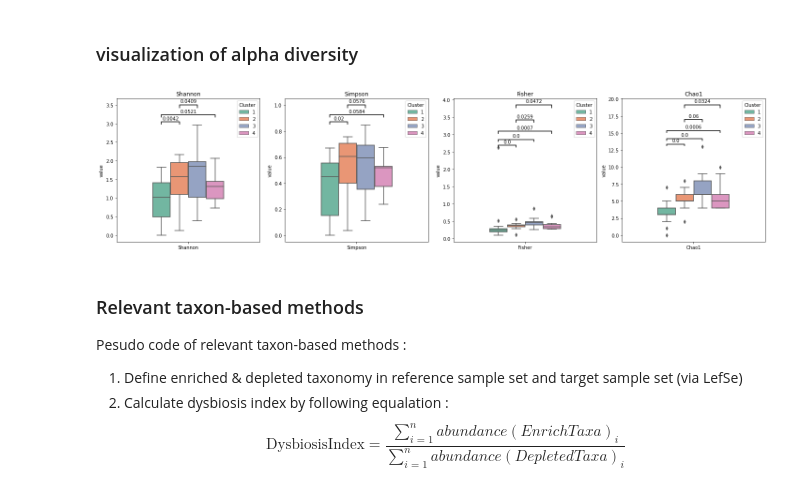
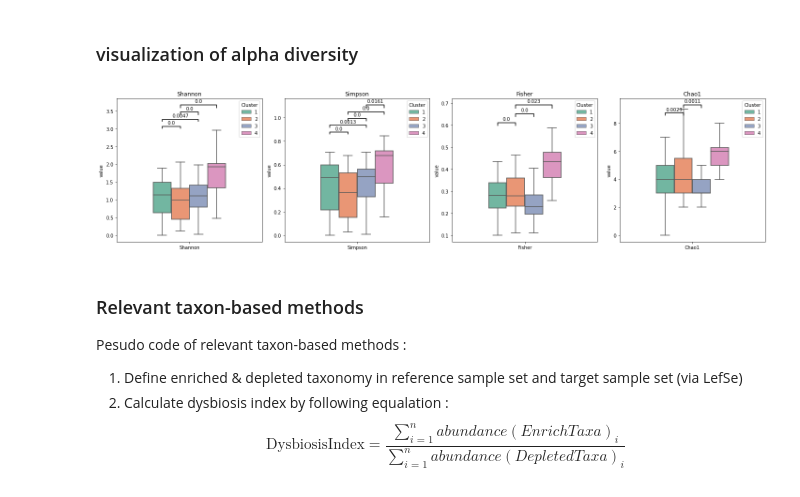
Before and after one commit to brucewu1996/Probiotics_signature, a Jupyter notebook: manuscript/dysbiosis_and_alpha_diversity.ipynb, the cells around one changed output. Cells and saved outputs as stored; diff of their text form; code cells hidden in the pictures.

```diff
--- a/notebooks/dysbiosis_and_diversity.ipynb
+++ b/manuscript/dysbiosis_and_alpha_diversity.ipynb
@@ -3,8 +3,8 @@ import pandas as pd
 import numpy as np
 import skbio
 # %%
-mci_consensus_cluster = pd.read_csv("/home/bruce1996/data/MCI/manuscript_v3/MCI/consensus/mixed_clustering_without_rogosae.txt",sep='\t')
-normal_consensus_cluster = pd.read_csv("/home/bruce1996/data/MCI/manuscript_v3/normal/consensus/mixed_clustering_without_rogosae.txt",sep='\t')
+mci_consensus_cluster = pd.read_csv("/home/bruce1996/data/MCI/manuscript_v3.2/mci/consensus_clustering/consensus_clustering_label.txt",sep='\t')
+normal_consensus_cluster = pd.read_csv("/home/bruce1996/data/MCI/manuscript_v3.2/normal/consensus_clustering/consensus_clustering_label.txt",sep='\t')
 # %% [markdown]
 ### alpha diversity
 # %%
@@ -76,32 +76,36 @@ for measure in ['Shannon','Simpson','Fisher','Chao1','ACE'] :
             c2_idx = np.where((alpha_diversity_df['Measurement'] == measure) & (alpha_diversity_df['Cluster'] == j),True,False)
             m_c2 = alpha_diversity_df.loc[c2_idx,"value"].values
             pval = ranksums(m_c1,m_c2)[1]
-            if pval < 0.1 :
+            if pval < 0.05 :
                 measure_dict[measure].append( (i,j,round(pval,4)))
 # %%
 fig, axes = plt.subplots(1, 4,figsize=(20,5))
 anno_xaxis = {1:-0.3,2:-0.1,3:0.1,4:0.3}
 alpha_diversity_df = mci_alpha
 measurements = ['Shannon','Simpson','Fisher','Chao1']
 for idx,ax in enumerate(axes.ravel()) :
     plot_df = alpha_diversity_df.loc[alpha_diversity_df['Measurement'] == measurements[idx],:]
-    axs = sns.boxplot(data=plot_df,x='Measurement',y='value',hue='Cluster',palette="Set2",ax=ax)
+    axs = sns.boxplot(data=plot_df,x='Measurement',y='value',hue='Cluster',palette="Set2",ax=ax,showfliers=False)
     if measure_dict[measurements[idx]] != [] :
-        y, col = plot_df['value'].max() * 0.97, 'k'
-        n = 1
+        if plot_df['value'].max() > plot_df['value'].median() * 2.5 :
+            y = plot_df['value'].median() * 2
+        else :
+            y = plot_df['value'].max() * 0.95
+
+        col = 'k'
+        gap = y * 0.07
         for c1,c2,pval in measure_dict[measurements[idx]] :
-            n+= 1
-            y *= (1.02 ** n)
+            y += gap
             c1_x,c2_x = anno_xaxis[c1],anno_xaxis[c2]
             xaxis = (c1_x+c2_x) / 2
             axs.plot([c1_x, c1_x, c2_x, c2_x], [y, y*1.02, y*1.02, y], lw=1.5, c=col)
             axs.text(xaxis, y*1.03, str(pval), ha='center', va='bottom', color=col)
     axs.set_title("%s" % measurements[idx])
     axs.set(xlabel=None)
 plt.tight_layout()
-plt.savefig("/home/bruce1996/data/MCI/manuscript_v3/supplement/probiotics_only_diversity/alpha_diversity/MCI_alpha_diversity_boxplot.png",dpi=300,bbox_inches='tight')
+plt.savefig("/home/bruce1996/data/MCI/manuscript_v3.2/supplement/probiotics_only_diversity/alpha_diversity/normal_alpha_diversity_boxplot.png",dpi=300,bbox_inches='tight')
 # %% [output]
-[figure, old version]
+[figure, new version]
 # %% [markdown]
 ### Relevant taxon-based methods
 
```
Also changed, not shown: 2 other files.
